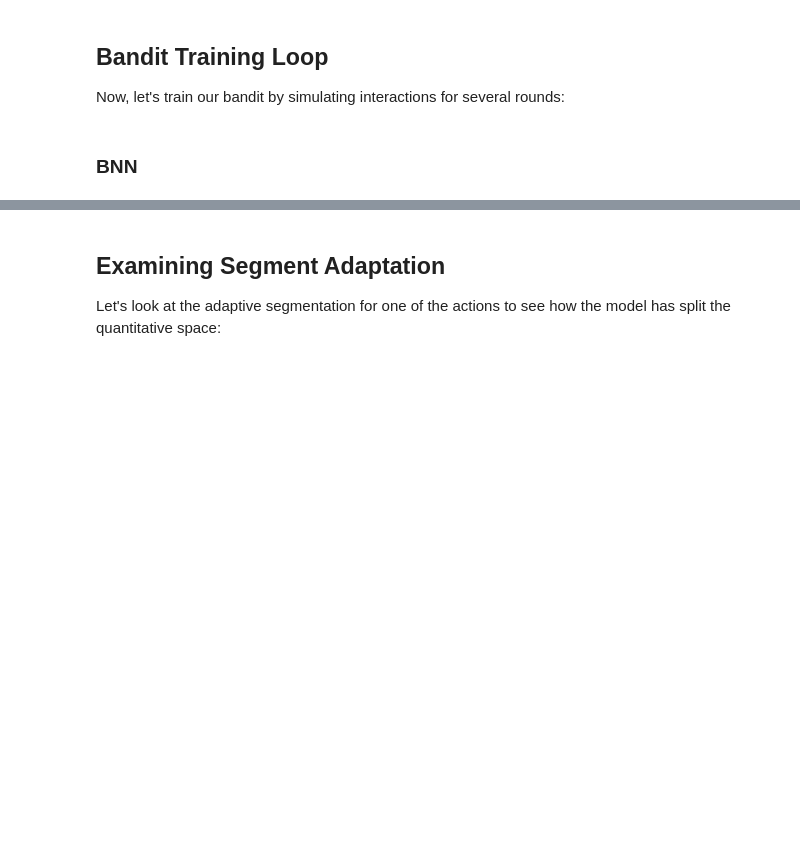
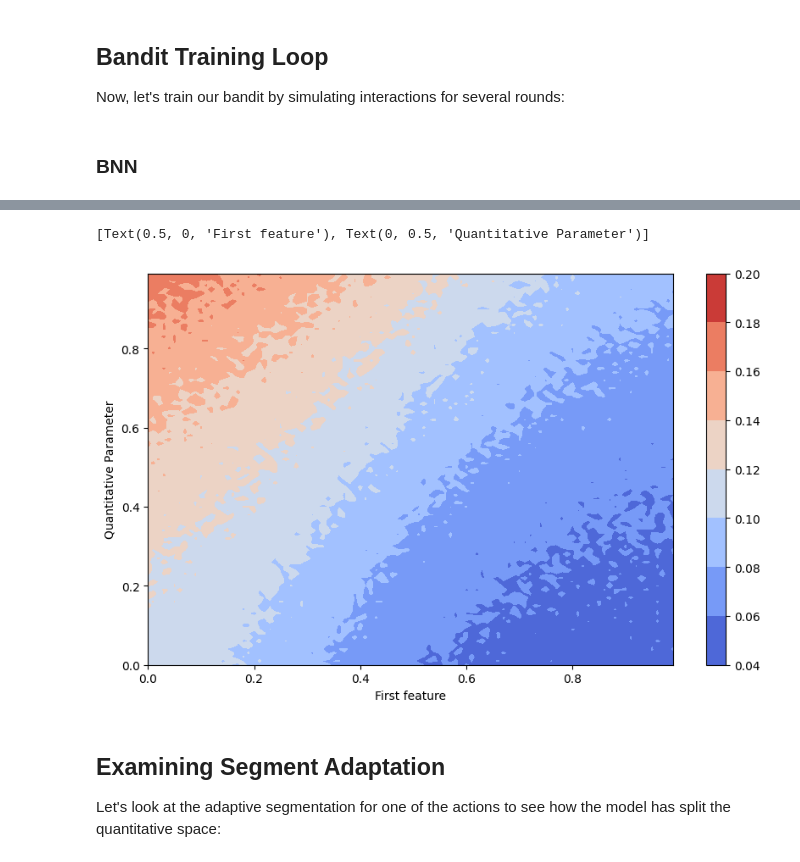
Before and after one commit to PlaytikaOSS/pybandits, a Jupyter notebook: docs/src/tutorials/cmab_quant_bnn.ipynb, the cells around one changed output, grey strips where cells are left out. Saved outputs shown, nothing was run; the diff lists cells and outputs as text; code cells hidden in the pictures; blank space fills up the shorter version.

Commit message:
some fixes + debugging model

```diff
--- a/docs/src/tutorials/cmab_quant_bnn.ipynb
+++ b/docs/src/tutorials/cmab_quant_bnn.ipynb
@@ -32,19 +32,15 @@ n_max_segments = 16  # Maximum number of segments for each action
 
 # Define cold start parameters for the base model
 update_method = "VI"  # Variational Inference for Bayesian updates
-update_kwargs = {"fit": {"n": 1000}, "batch_size": 256, "optimizer_type": "adam"}
-base_model_cold_start_kwargs = {
-    "n_features": n_features,  # Number of context features
-    "update_method": "VI",
-}
-
+update_kwargs = {"fit": {"n": 10000}, "batch_size": 256, "optimizer_type": "adam"}
+dist_params_init = {"mu": 0, "sigma": 1, "nu": 5}
 
 # Define actions with zooming models
 actions = {
     "action_1": BaseQuantitativeBayesianNeuralNetwork.cold_start(
-        dimension=1, n_features=n_features, base_model_cold_start_kwargs=base_model_cold_start_kwargs
+        dimension=1, n_features=n_features, hidden_dim_list=[5, 5], update_method="VI", update_kwargs=update_kwargs, dist_params_init=dist_params_init
     ),
     "action_2": BaseQuantitativeBayesianNeuralNetwork.cold_start(
-        dimension=1, n_features=n_features, base_model_cold_start_kwargs=base_model_cold_start_kwargs
+        dimension=1, n_features=n_features, hidden_dim_list=[5, 5], update_method="VI", update_kwargs=update_kwargs, dist_params_init=dist_params_init
     ),
 }
@@ -126,7 +134,7 @@ plt.show()
 Let's create synthetic context data for our experiment:
 # %%
 # Generate random context data
-n_batches = 10
+n_batches = 5
 batch_size = 100
 n_rounds = n_batches * batch_size
 context_data = np.random.uniform(0, 1, (n_rounds, n_features))
@@ -220,3 +205,29 @@ for t in range(n_batches):
+# %%
+grid = np.mgrid[0:1:0.01, 0:1:0.01].astype(float)
+grid_2d = grid.reshape(2, -1).T
+grid_2d = np.append(grid_2d, np.zeros((grid_2d.shape[0], 2)), axis=1)
+
+
+batch_predictions = [
+    cmab.actions["action_1"].bnn.sample_proba(grid_2d) for _ in range(500)
+]  # predictions are list of tuples of probabilities and corresponding weighted sums
+batch_proba = np.array(
+    [[proba_and_weighted_sum[0] for proba_and_weighted_sum in predictions] for predictions in batch_predictions]
+)
+# %%
+pred_proba_mean = batch_proba.mean(axis=0)
+
+cmap = plt.get_cmap("coolwarm")
+
+fig, ax = plt.subplots(figsize=(10, 6))
+
+# Create the contour plot
+contour = ax.contourf(*grid, pred_proba_mean.reshape(100, 100), cmap=cmap)
+cbar = plt.colorbar(contour, ax=ax)
+ax.set(xlabel="First feature", ylabel="Quantitative Parameter")
+# %% [output]
+[Text(0.5, 0, 'First feature'), Text(0, 0.5, 'Quantitative Parameter')]
+[figure, added]
 # %% [markdown]
 ## Examining Segment Adaptation
 
```
Also changed, not shown: parts of 9 cells of this notebook, 1 other file.
